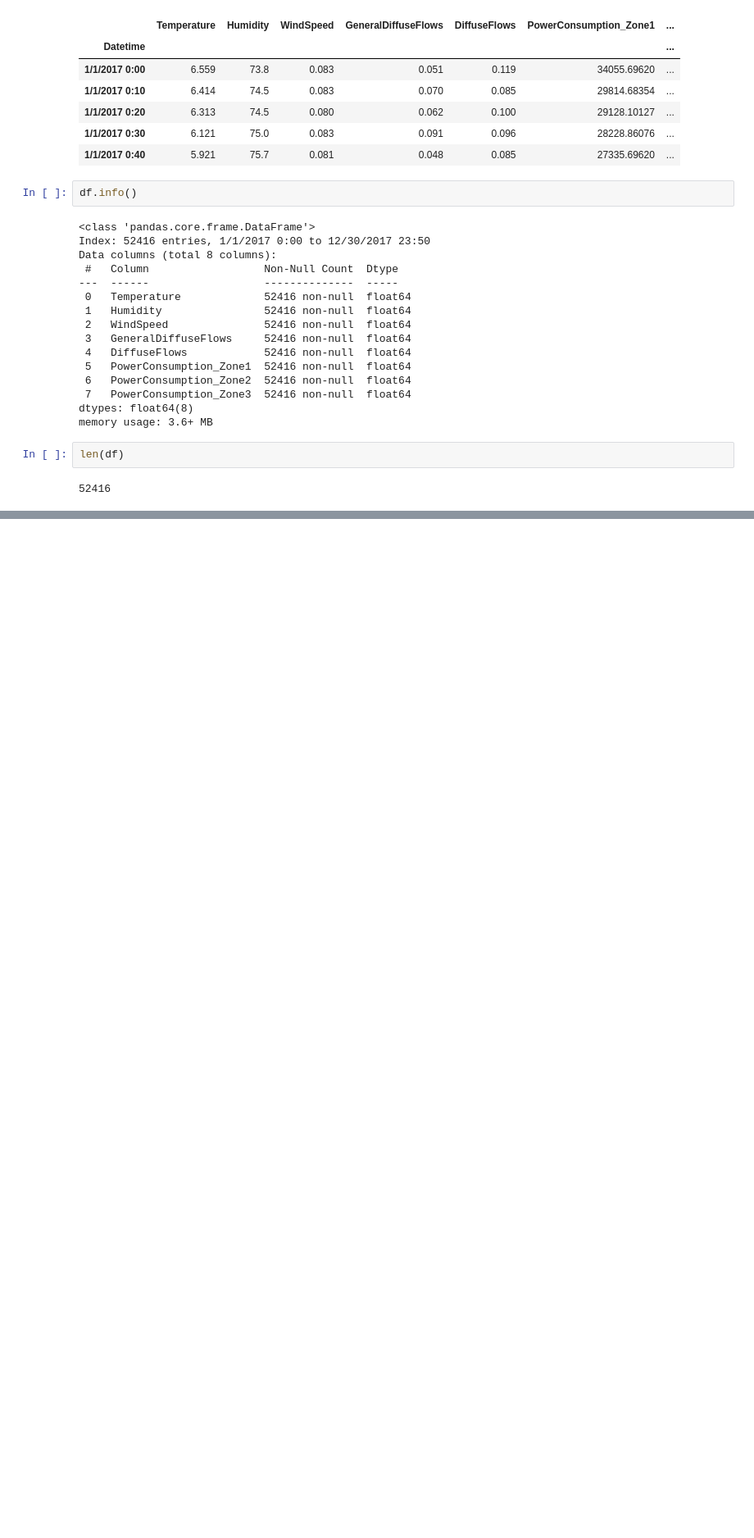
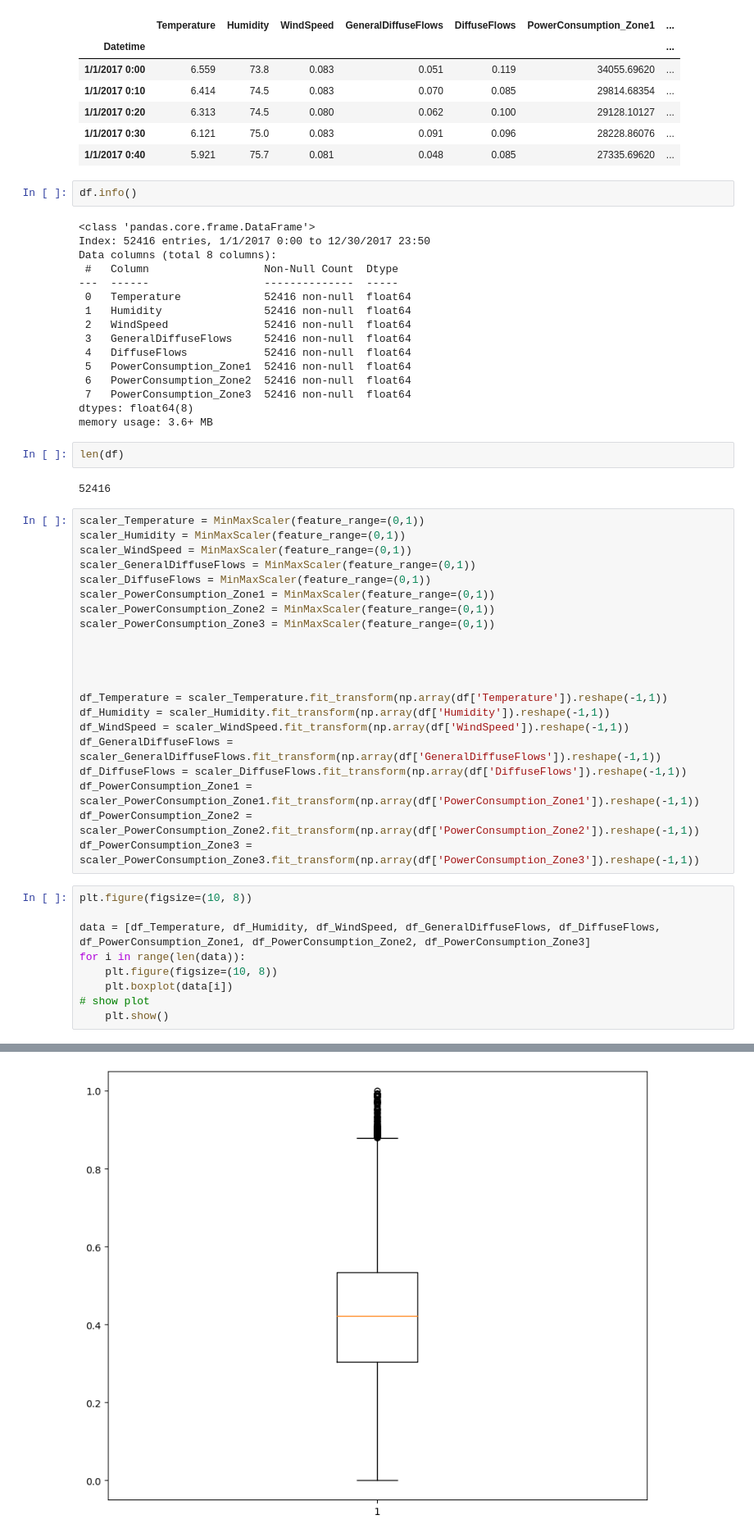
Before and after one commit to ducnguyenw02/Electric-Power-Consumption, a Jupyter notebook: electric-power-consumption.ipynb, the cells around one changed output, grey strips where cells are left out. Shown: that part at 82% size. Drawn from its saved outputs; the diff is of its cells as text; blank space fills up the shorter version.

```diff
--- a/electric-power-consumption.ipynb
+++ b/electric-power-consumption.ipynb
@@ -78,3 +78,34 @@ memory usage: 3.6+ MB
 len(df)
 # %% [output]
 52416
+# %%
+scaler_Temperature = MinMaxScaler(feature_range=(0,1))
+scaler_Humidity = MinMaxScaler(feature_range=(0,1))
+scaler_WindSpeed = MinMaxScaler(feature_range=(0,1))
+scaler_GeneralDiffuseFlows = MinMaxScaler(feature_range=(0,1))
+scaler_DiffuseFlows = MinMaxScaler(feature_range=(0,1))
+scaler_PowerConsumption_Zone1 = MinMaxScaler(feature_range=(0,1))
+scaler_PowerConsumption_Zone2 = MinMaxScaler(feature_range=(0,1))
+scaler_PowerConsumption_Zone3 = MinMaxScaler(feature_range=(0,1))
+
+
+
+
+df_Temperature = scaler_Temperature.fit_transform(np.array(df['Temperature']).reshape(-1,1))
+df_Humidity = scaler_Humidity.fit_transform(np.array(df['Humidity']).reshape(-1,1))
+df_WindSpeed = scaler_WindSpeed.fit_transform(np.array(df['WindSpeed']).reshape(-1,1))
+df_GeneralDiffuseFlows = scaler_GeneralDiffuseFlows.fit_transform(np.array(df['GeneralDiffuseFlows']).reshape(-1,1))
+df_DiffuseFlows = scaler_DiffuseFlows.fit_transform(np.array(df['DiffuseFlows']).reshape(-1,1))
+df_PowerConsumption_Zone1 = scaler_PowerConsumption_Zone1.fit_transform(np.array(df['PowerConsumption_Zone1']).reshape(-1,1))
+df_PowerConsumption_Zone2 = scaler_PowerConsumption_Zone2.fit_transform(np.array(df['PowerConsumption_Zone2']).reshape(-1,1))
+df_PowerConsumption_Zone3 = scaler_PowerConsumption_Zone3.fit_transform(np.array(df['PowerConsumption_Zone3']).reshape(-1,1))
+# %%
+plt.figure(figsize=(10, 8))
+
+data = [df_Temperature, df_Humidity, df_WindSpeed, df_GeneralDiffuseFlows, df_DiffuseFlows, df_PowerConsumption_Zone1, df_PowerConsumption_Zone2, df_PowerConsumption_Zone3]
+for i in range(len(data)):
+    plt.figure(figsize=(10, 8))
+    plt.boxplot(data[i])
+# show plot
+    plt.show()
+# %% [output]
@@ -80,0 +113 @@ len(df)
+[figure, added]
```
Also changed, not shown: parts of 1 cell of this notebook.
